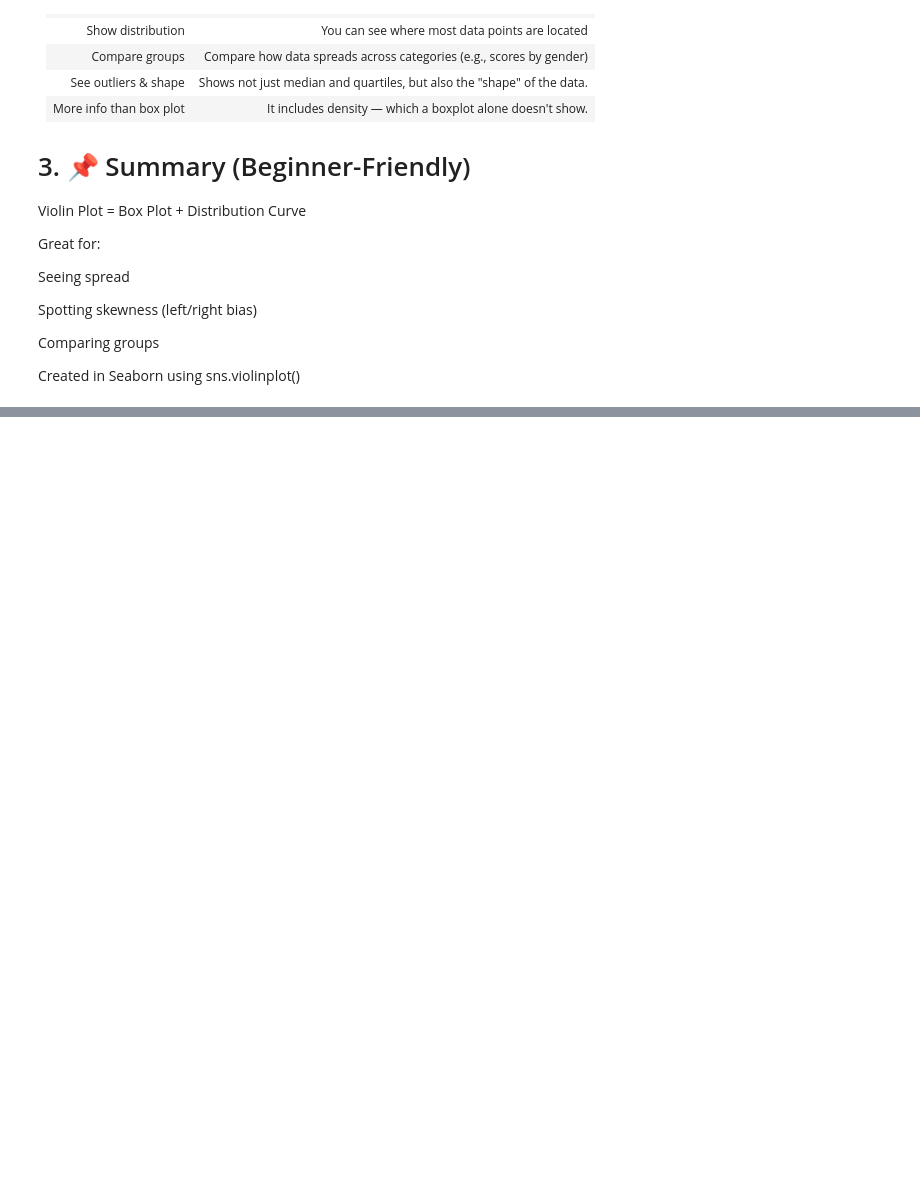
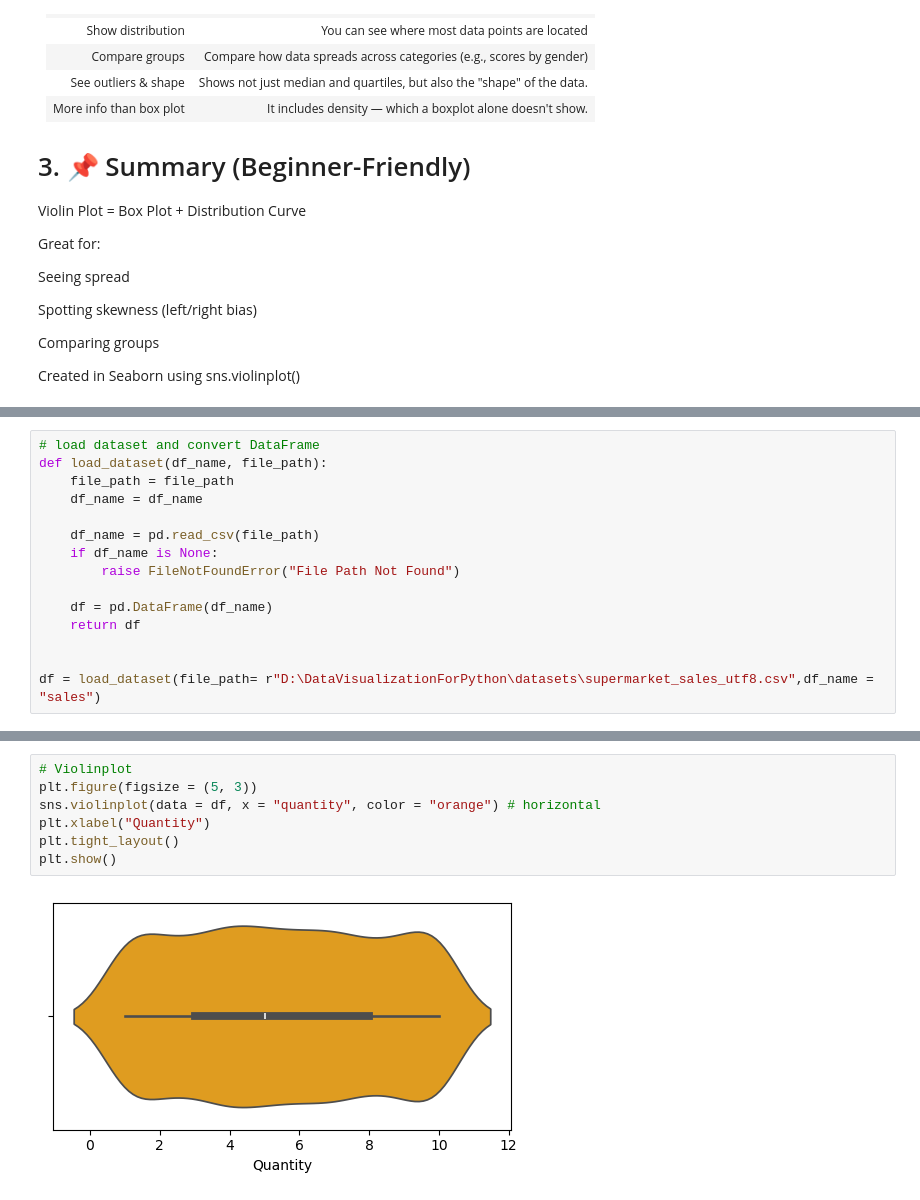
Before and after one commit to UstubecEmre/MatplotlibandSeabornFundamentals, a Jupyter notebook: violinplot_in_seaborn.ipynb, the cells around one changed output, grey strips where cells are left out. Drawn from its saved outputs; the diff is of its cells as text; blank space fills up the shorter version.

Commit message:
feat: add violinplot examples with different parameters

```diff
--- a/violinplot_in_seaborn.ipynb
+++ b/violinplot_in_seaborn.ipynb
@@ -64,0 +71,15 @@ Created in Seaborn using sns.violinplot()
+# %%
+# load dataset and convert DataFrame
+def load_dataset(df_name, file_path):
+    file_path = file_path
+    df_name = df_name
+
+    df_name = pd.read_csv(file_path)
+    if df_name is None:
+        raise FileNotFoundError("File Path Not Found")
+
+    df = pd.DataFrame(df_name)
+    return df
+
+
+df = load_dataset(file_path= r"D:\DataVisualizationForPython\datasets\supermarket_sales_utf8.csv",df_name = "sales")
@@ -64,0 +101,9 @@ Created in Seaborn using sns.violinplot()
+# %%
+# Violinplot
+plt.figure(figsize = (5, 3))
+sns.violinplot(data = df, x = "quantity", color = "orange") # horizontal
+plt.xlabel("Quantity")
+plt.tight_layout()
+plt.show()
+# %% [output]
+[figure, added]
```
Also changed, not shown: parts of 6 cells of this notebook.
